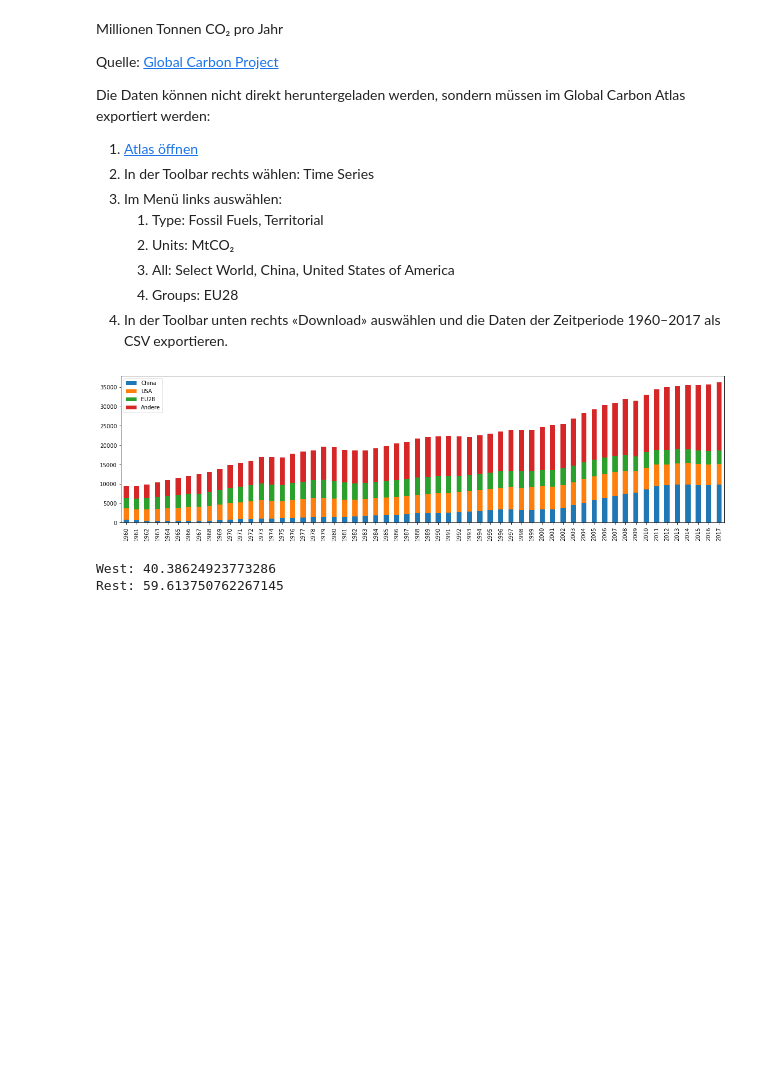
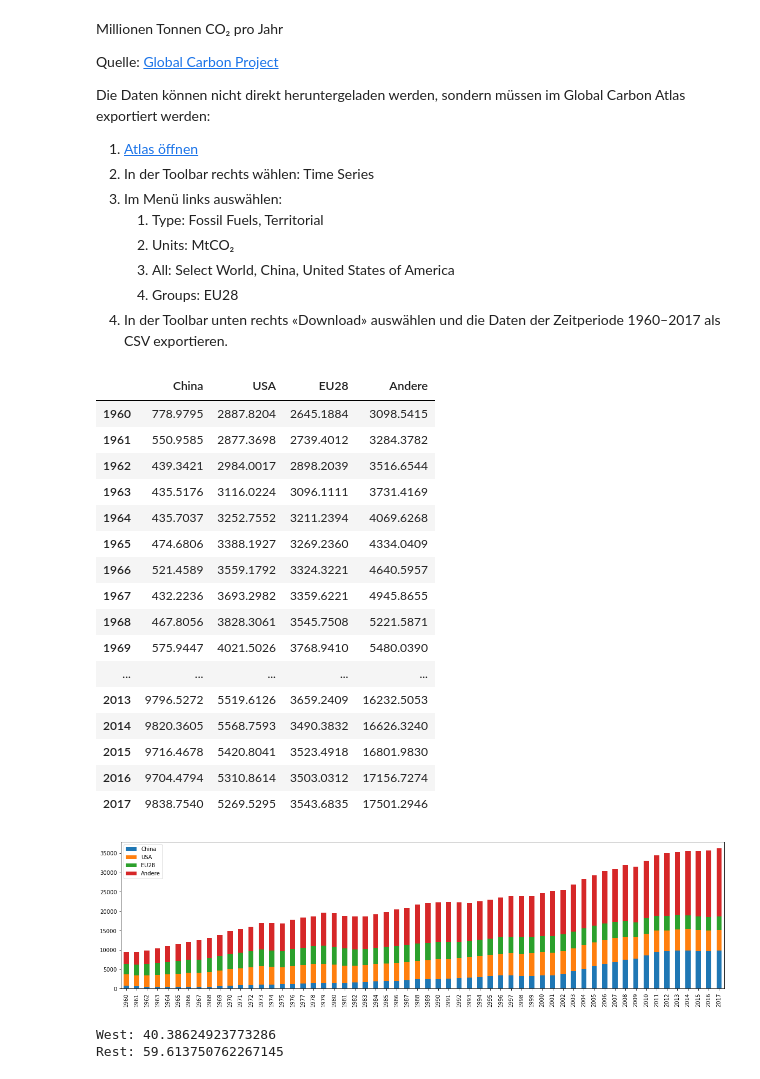
Before and after one commit to republik/dossier-klimawandel, a Jupyter notebook: data/Dossier Klimawandel.ipynb, the cells around one changed output. Saved outputs shown, nothing was run; the diff lists cells and outputs as text; code cells hidden in the pictures; blank space fills up the shorter version.

```diff
--- a/data/Dossier Klimawandel.ipynb
+++ b/data/Dossier Klimawandel.ipynb
@@ -53,10 +53,28 @@ Die Daten können nicht direkt heruntergeladen werden, sondern müssen im Global
 # %%
 emissions = pd.read_csv(dataset('export_20190807_1428.csv'), sep=';', skiprows=1, skipfooter=2, engine='python', index_col=0)
 emissions_selected = emissions[['China', 'United States of America', 'EU28']].copy()
 emissions_selected.loc[:,'Andere'] = emissions['World'] - emissions_selected.sum(axis=1)
 emissions_selected = emissions_selected.rename(columns={'United States of America': 'USA'})
 emissions_selected.plot(kind='bar', stacked=True);
+emissions_selected
 # %% [output]
+|  | China | USA | EU28 | Andere |
+| 1960 | 778.9795 | 2887.8204 | 2645.1884 | 3098.5415 |
+| 1961 | 550.9585 | 2877.3698 | 2739.4012 | 3284.3782 |
+| 1962 | 439.3421 | 2984.0017 | 2898.2039 | 3516.6544 |
+| 1963 | 435.5176 | 3116.0224 | 3096.1111 | 3731.4169 |
+| 1964 | 435.7037 | 3252.7552 | 3211.2394 | 4069.6268 |
+| 1965 | 474.6806 | 3388.1927 | 3269.2360 | 4334.0409 |
+| 1966 | 521.4589 | 3559.1792 | 3324.3221 | 4640.5957 |
+| 1967 | 432.2236 | 3693.2982 | 3359.6221 | 4945.8655 |
+| 1968 | 467.8056 | 3828.3061 | 3545.7508 | 5221.5871 |
+| 1969 | 575.9447 | 4021.5026 | 3768.9410 | 5480.0390 |
+| ... | ... | ... | ... | ... |
+| 2013 | 9796.5272 | 5519.6126 | 3659.2409 | 16232.5053 |
+| 2014 | 9820.3605 | 5568.7593 | 3490.3832 | 16626.3240 |
+| 2015 | 9716.4678 | 5420.8041 | 3523.4918 | 16801.9830 |
+| 2016 | 9704.4794 | 5310.8614 | 3503.0312 | 17156.7274 |
+| 2017 | 9838.7540 | 5269.5295 | 3543.6835 | 17501.2946 |
 [figure]
 # %%
 west = emissions_selected[['USA', 'EU28']].sum().sum()
```
Also changed, not shown: 1 other file.
